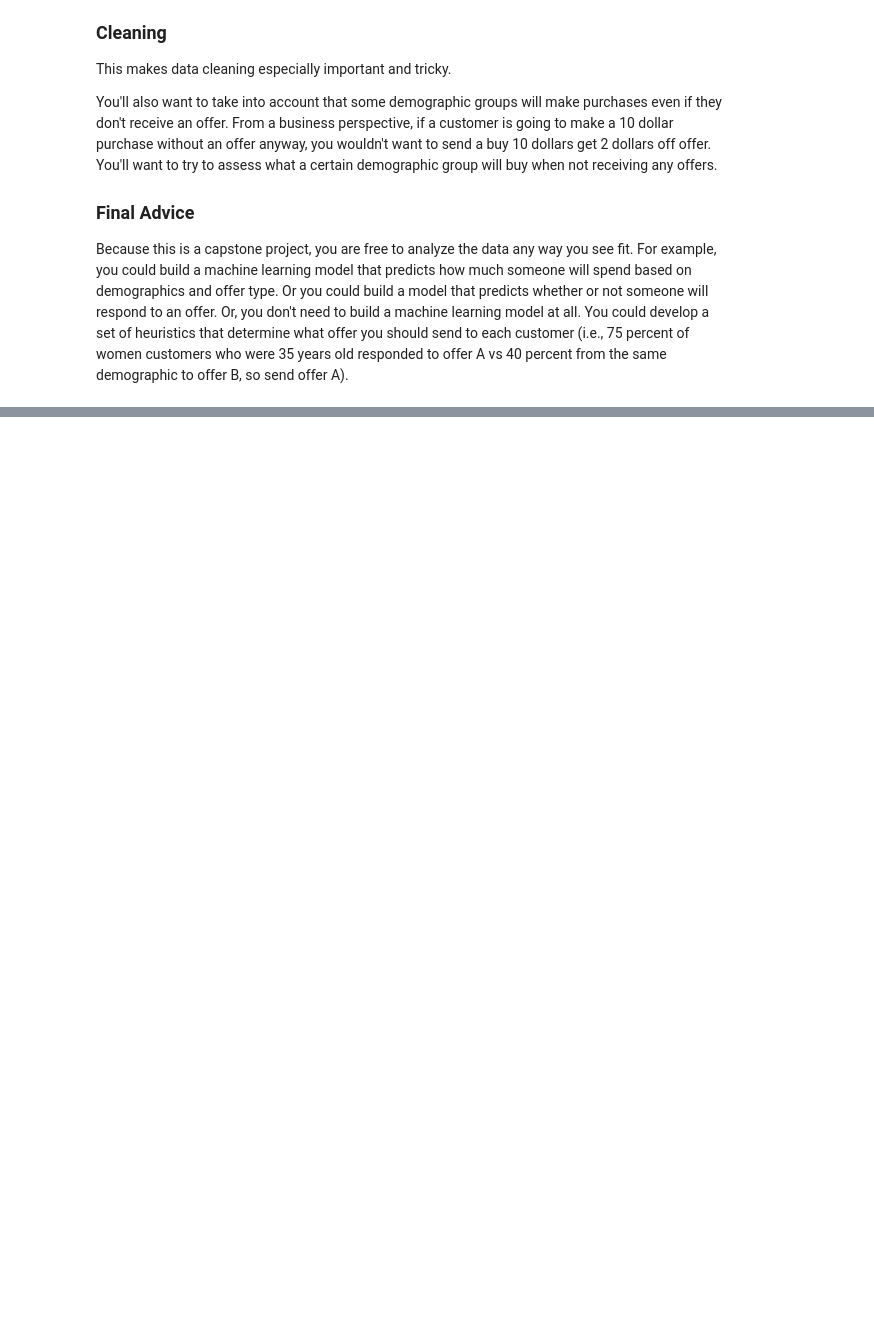
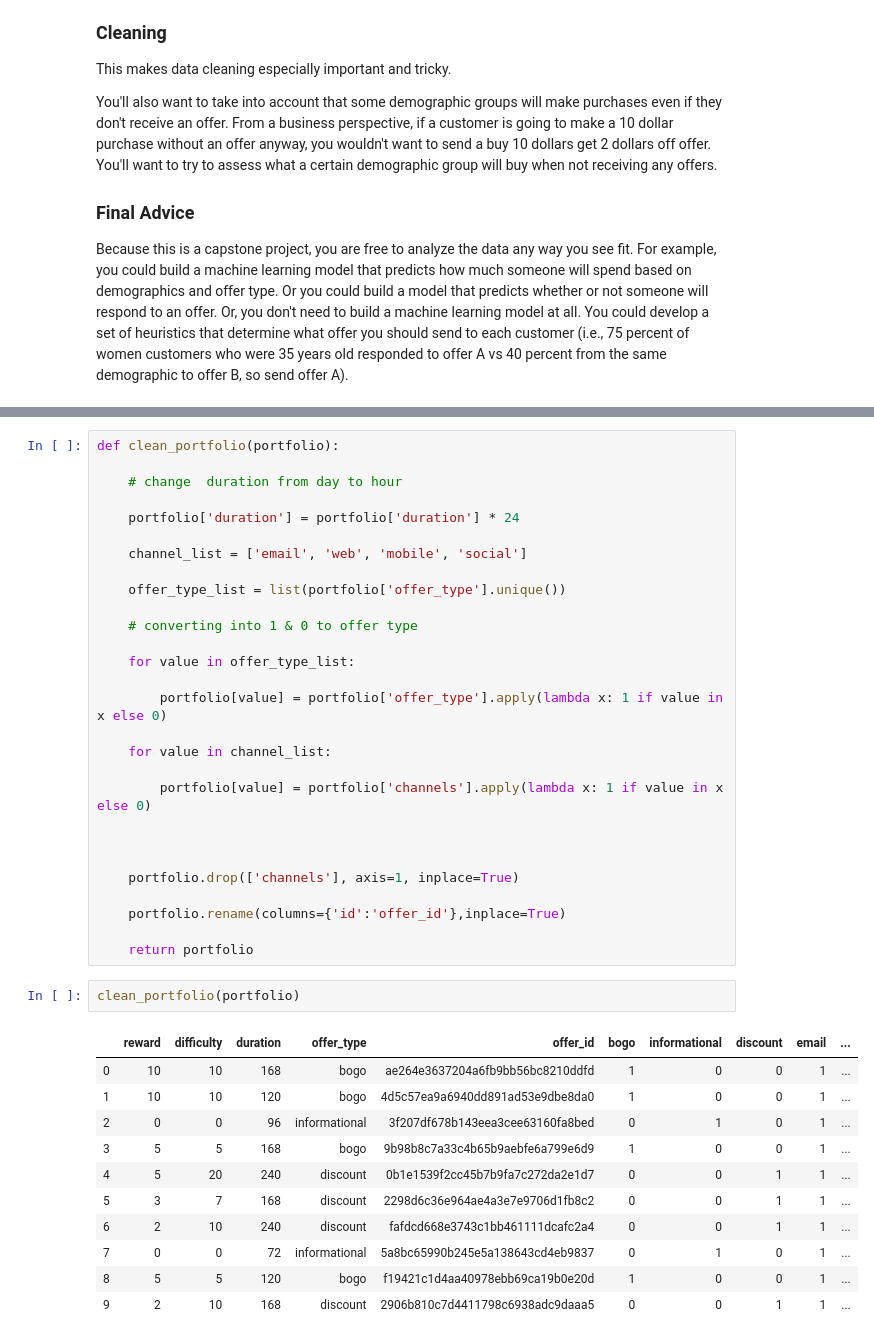
Before and after one commit to ashwanisng/Starbucks-Capstone, a Jupyter notebook: Starbucks Capstone.ipynb, the cells around one changed output, grey strips where cells are left out. Saved outputs shown, nothing was run; the diff lists cells and outputs as text; blank space fills up the shorter version.

Commit message:
data preprocessing, data cleaning and data visulization is done

```diff
--- a/Starbucks Capstone.ipynb
+++ b/Starbucks Capstone.ipynb
@@ -88,0 +474,42 @@ UsageError: Line magic function `%` not found.
+# %%
+def clean_portfolio(portfolio):
+
+    # change  duration from day to hour
+
+    portfolio['duration'] = portfolio['duration'] * 24
+
+    channel_list = ['email', 'web', 'mobile', 'social']
+
+    offer_type_list = list(portfolio['offer_type'].unique())
+
+    # converting into 1 & 0 to offer type
+
+    for value in offer_type_list:
+
+        portfolio[value] = portfolio['offer_type'].apply(lambda x: 1 if value in x else 0)
+
+    for value in channel_list:
+
+        portfolio[value] = portfolio['channels'].apply(lambda x: 1 if value in x else 0)
+
+
+
+    portfolio.drop(['channels'], axis=1, inplace=True)
+
+    portfolio.rename(columns={'id':'offer_id'},inplace=True)
+
+    return portfolio
+# %%
+clean_portfolio(portfolio)
+# %% [output]
+|  | reward | difficulty | duration | offer_type | offer_id | bogo | informational | discount | email | ... |
+| 0 | 10 | 10 | 168 | bogo | ae264e3637204a6fb9bb56bc8210ddfd | 1 | 0 | 0 | 1 | ... |
+| 1 | 10 | 10 | 120 | bogo | 4d5c57ea9a6940dd891ad53e9dbe8da0 | 1 | 0 | 0 | 1 | ... |
+| 2 | 0 | 0 | 96 | informational | 3f207df678b143eea3cee63160fa8bed | 0 | 1 | 0 | 1 | ... |
+| 3 | 5 | 5 | 168 | bogo | 9b98b8c7a33c4b65b9aebfe6a799e6d9 | 1 | 0 | 0 | 1 | ... |
+| 4 | 5 | 20 | 240 | discount | 0b1e1539f2cc45b7b9fa7c272da2e1d7 | 0 | 0 | 1 | 1 | ... |
+| 5 | 3 | 7 | 168 | discount | 2298d6c36e964ae4a3e7e9706d1fb8c2 | 0 | 0 | 1 | 1 | ... |
+| 6 | 2 | 10 | 240 | discount | fafdcd668e3743c1bb461111dcafc2a4 | 0 | 0 | 1 | 1 | ... |
+| 7 | 0 | 0 | 72 | informational | 5a8bc65990b245e5a138643cd4eb9837 | 0 | 1 | 0 | 1 | ... |
+| 8 | 5 | 5 | 120 | bogo | f19421c1d4aa40978ebb69ca19b0e20d | 1 | 0 | 0 | 1 | ... |
+| 9 | 2 | 10 | 168 | discount | 2906b810c7d4411798c6938adc9daaa5 | 0 | 0 | 1 | 1 | ... |
```
Also changed, not shown: parts of 81 cells of this notebook.
